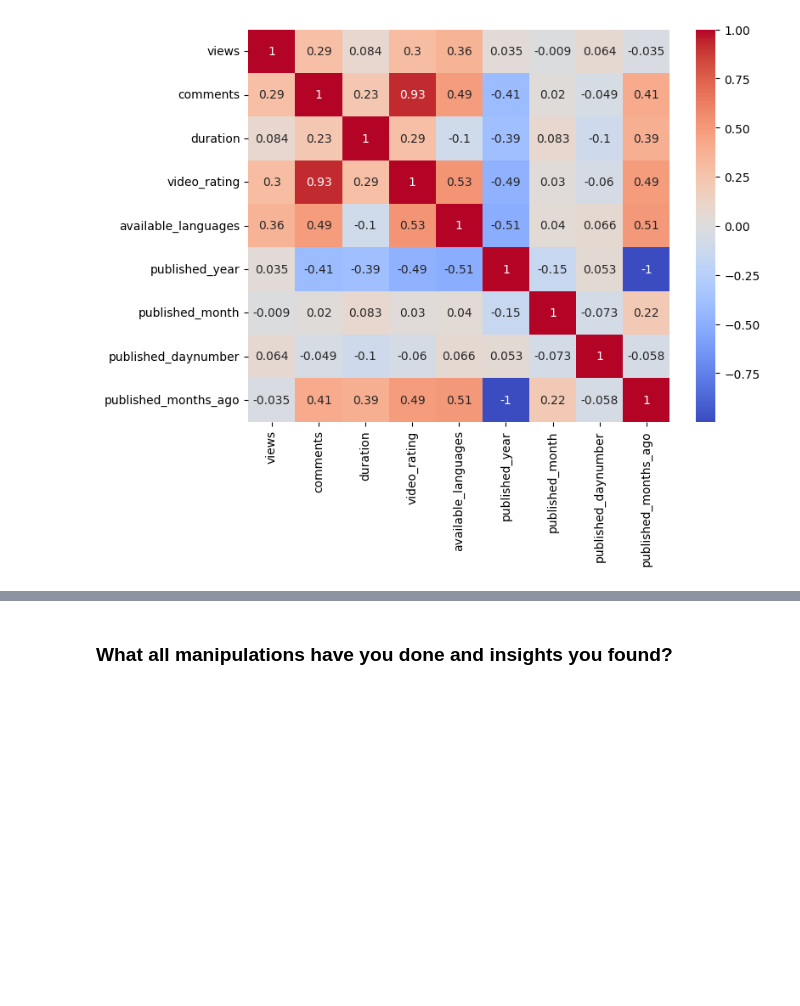
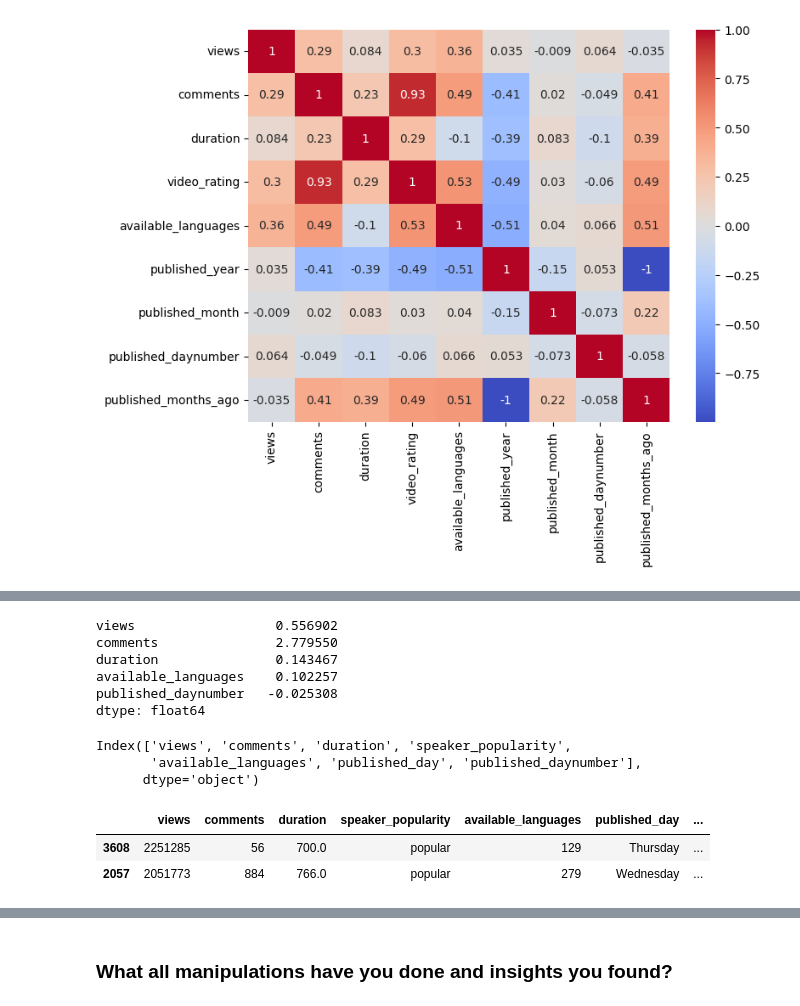
Before and after one commit to Aman811630/TED-talks-views-Prediction--ML-project, a Jupyter notebook: Aman_Singh_ML_project_on_TED_talks_views_prediction_.ipynb, the cells around one changed output, grey strips where cells are left out. Cells and saved outputs as stored; diff of their text form; code cells hidden in the pictures; blank space fills up the shorter version.

```diff
--- a/Aman_Singh_ML_project_on_TED_talks_views_prediction_.ipynb
+++ b/Aman_Singh_ML_project_on_TED_talks_views_prediction_.ipynb
@@ -1134,0 +1156,18 @@ sns.heatmap(abs(correlation), annot=True, cmap='coolwarm')
+# %%
+
+# Step 1: drop published_months_ago , published_month , published_year , video_rating columns
+
+df.drop(['published_year','published_month', 'published_months_ago','video_rating'], axis=1, inplace=True)
+
+
+# Step 2: calculate VIF
+
+numeric_cols = df.select_dtypes(include=['int64', 'int32', 'float32', 'float64']).drop(['views'], axis=1)
+vif = pd.DataFrame()
+vif["VIF Factor"] = [variance_inflation_factor(numeric_cols.values, i) for i in range(numeric_cols.shape[1])]
+vif["features"] = numeric_cols.columns
+
+
+# print the results
+
+vif
@@ -1135,2 +1180,24 @@ sns.heatmap(abs(correlation), annot=True, cmap='coolwarm')
+# %%
+
+df.skew()
+# %% [output]
+views                  0.556902
+comments               2.779550
+duration               0.143467
+available_languages    0.102257
+published_daynumber   -0.025308
+dtype: float64
+# %%
+df.columns
+# %% [output]
+Index(['views', 'comments', 'duration', 'speaker_popularity',
+       'available_languages', 'published_day', 'published_daynumber'],
+      dtype='object')
+# %%
+df.sample(2)
+# %% [output]
+|  | views | comments | duration | speaker_popularity | available_languages | published_day | ... |
+| 3608 | 2251285 | 56 | 700.0 | popular | 129 | Thursday | ... |
+| 2057 | 2051773 | 884 | 766.0 | popular | 279 | Wednesday | ... |
 # %%
 df.info()
```
Also changed, not shown: parts of 17 cells of this notebook.
